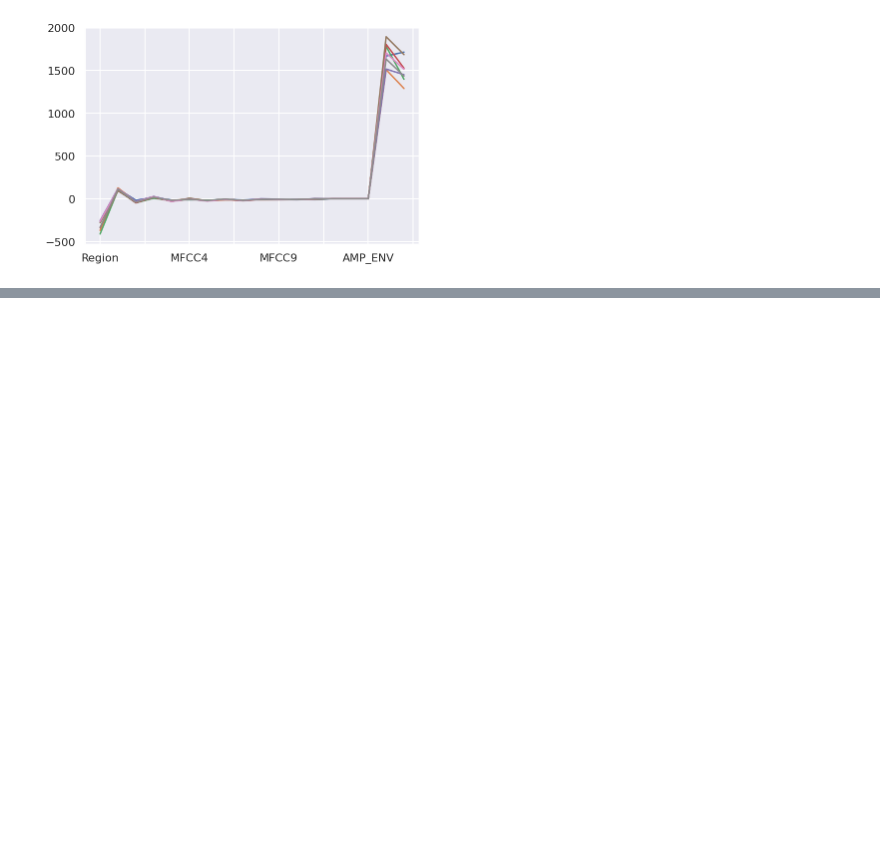
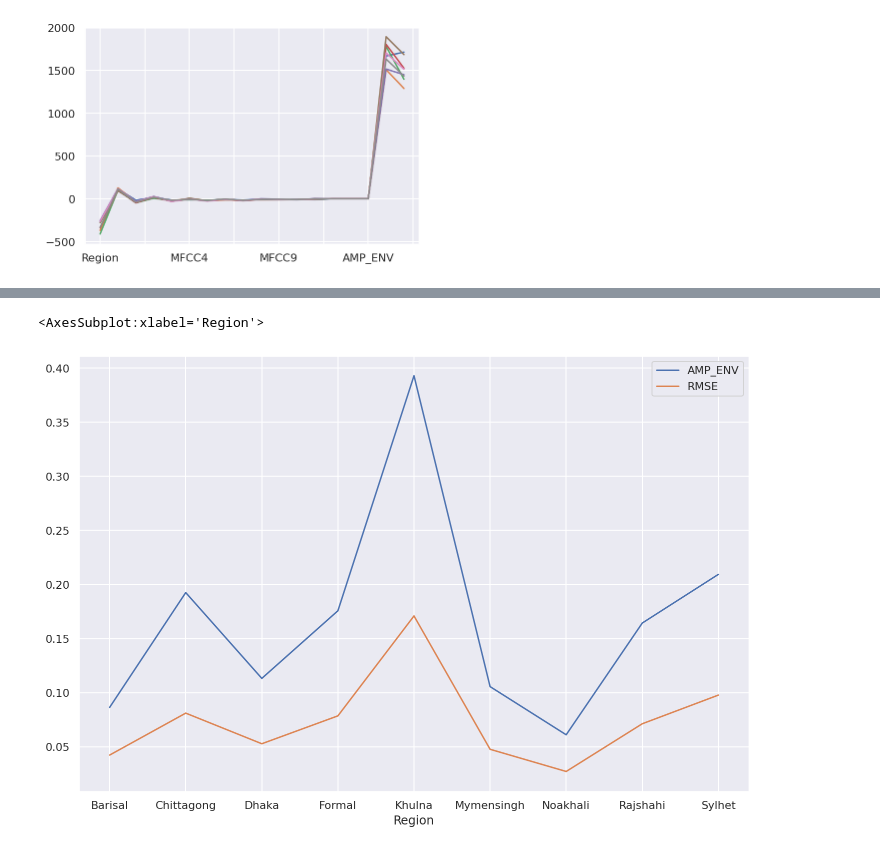
Before and after one commit to Salekeen/Regional-Accent-Classification, a Jupyter notebook: AYO/EDA.ipynb, the cells around one changed output, grey strips where cells are left out. Saved outputs shown, nothing was run; the diff lists cells and outputs as text; code cells hidden in the pictures; blank space fills up the shorter version.

```diff
--- a/AYO/EDA.ipynb
+++ b/AYO/EDA.ipynb
@@ -131,0 +120,6 @@ Khula.plot()
+# %%
+df.groupby(by="Region")['AMP_ENV', 'RMSE']\
+    .mean().plot(figsize=(12,8))
+# %% [output]
+<AxesSubplot:xlabel='Region'>
+[figure, added]
```
Also changed, not shown: parts of 13 cells of this notebook.
